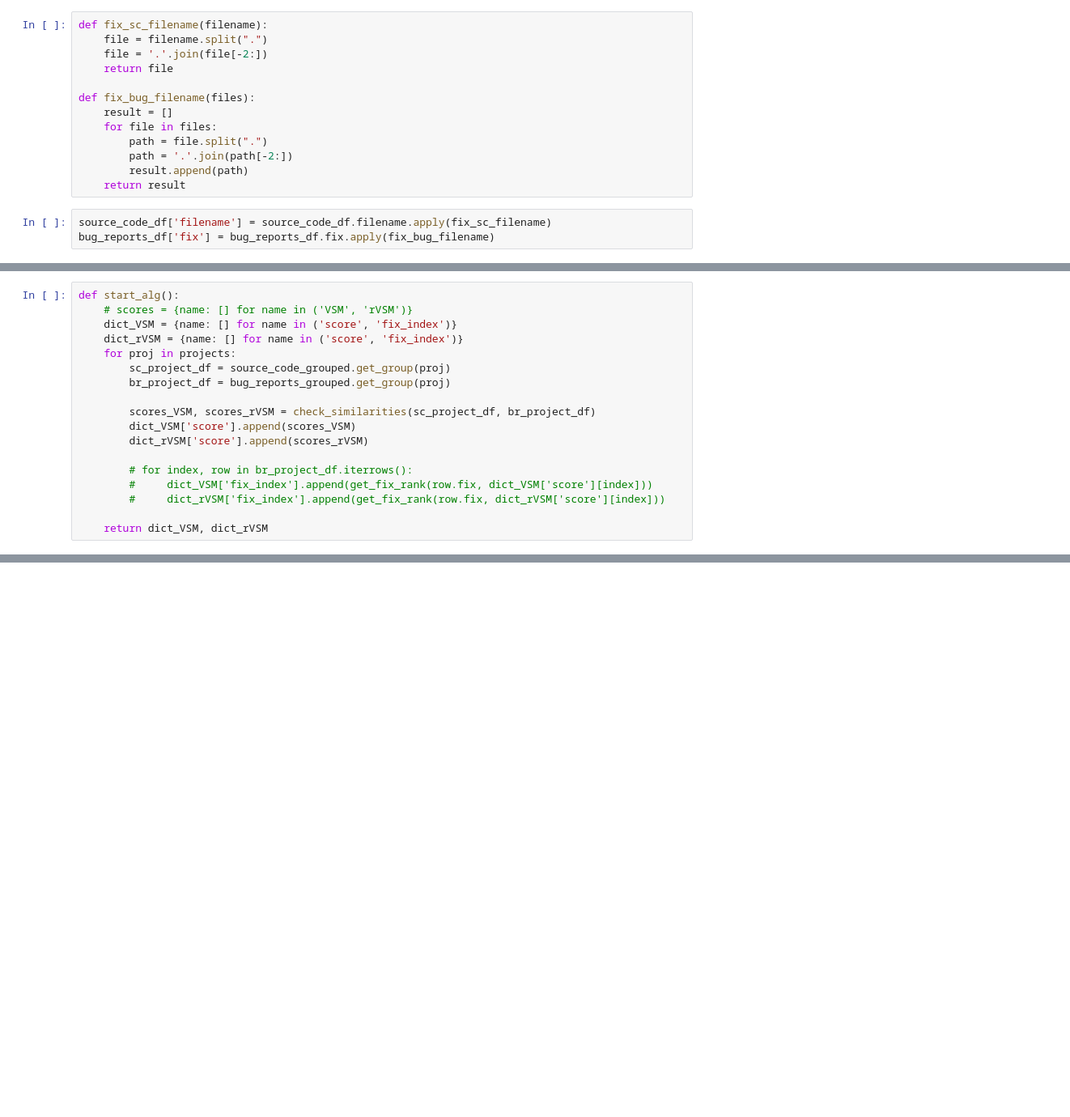
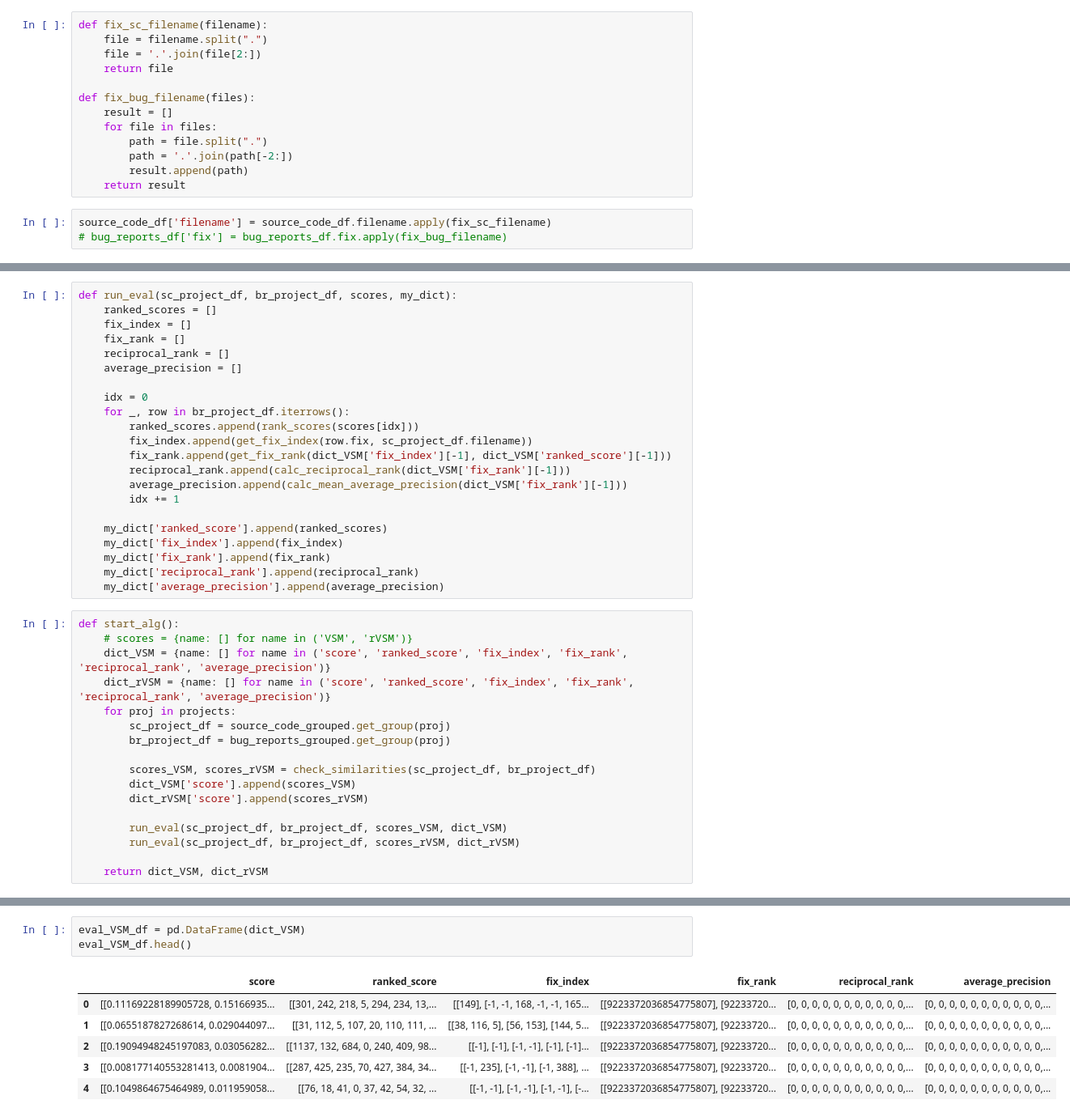
Before and after one commit to JeremyOlea/BugLocator, a Jupyter notebook: Method1.ipynb, the cells around one changed output, grey strips where cells are left out. Shown: that part at 81% size. Saved outputs shown, nothing was run; the diff lists cells and outputs as text; blank space fills up the shorter version.

```diff
--- a/Method1.ipynb
+++ b/Method1.ipynb
@@ -170,7 +171,7 @@ bug_reports_df.head()
 # %%
 def fix_sc_filename(filename):
     file = filename.split(".")
-    file = '.'.join(file[-2:])
+    file = '.'.join(file[2:])
     return file
 
 def fix_bug_filename(files):
@@ -182,4 +183,4 @@ def fix_bug_filename(files):
     return result
 # %%
 source_code_df['filename'] = source_code_df.filename.apply(fix_sc_filename)
-bug_reports_df['fix'] = bug_reports_df.fix.apply(fix_bug_filename)
+# bug_reports_df['fix'] = bug_reports_df.fix.apply(fix_bug_filename)
@@ -280,8 +310,30 @@ print(val)
+# %%
+def run_eval(sc_project_df, br_project_df, scores, my_dict):
+    ranked_scores = []
+    fix_index = []
+    fix_rank = []
+    reciprocal_rank = []
+    average_precision = []
+
+    idx = 0
+    for _, row in br_project_df.iterrows():
+        ranked_scores.append(rank_scores(scores[idx]))
+        fix_index.append(get_fix_index(row.fix, sc_project_df.filename))
+        fix_rank.append(get_fix_rank(dict_VSM['fix_index'][-1], dict_VSM['ranked_score'][-1]))
+        reciprocal_rank.append(calc_reciprocal_rank(dict_VSM['fix_rank'][-1]))
+        average_precision.append(calc_mean_average_precision(dict_VSM['fix_rank'][-1]))
+        idx += 1
+
+    my_dict['ranked_score'].append(ranked_scores)
+    my_dict['fix_index'].append(fix_index)
+    my_dict['fix_rank'].append(fix_rank)
+    my_dict['reciprocal_rank'].append(reciprocal_rank)
+    my_dict['average_precision'].append(average_precision)
 # %%
 def start_alg():
     # scores = {name: [] for name in ('VSM', 'rVSM')}
-    dict_VSM = {name: [] for name in ('score', 'fix_index')}
-    dict_rVSM = {name: [] for name in ('score', 'fix_index')}
+    dict_VSM = {name: [] for name in ('score', 'ranked_score', 'fix_index', 'fix_rank', 'reciprocal_rank', 'average_precision')}
+    dict_rVSM = {name: [] for name in ('score', 'ranked_score', 'fix_index', 'fix_rank', 'reciprocal_rank', 'average_precision')}
     for proj in projects:
         sc_project_df = source_code_grouped.get_group(proj)
         br_project_df = bug_reports_grouped.get_group(proj)
@@ -290,8 +342,7 @@ def start_alg():
         dict_VSM['score'].append(scores_VSM)
         dict_rVSM['score'].append(scores_rVSM)
 
-        # for index, row in br_project_df.iterrows():
-        #     dict_VSM['fix_index'].append(get_fix_rank(row.fix, dict_VSM['score'][index]))
-        #     dict_rVSM['fix_index'].append(get_fix_rank(row.fix, dict_rVSM['score'][index]))
+        run_eval(sc_project_df, br_project_df, scores_VSM, dict_VSM)
+        run_eval(sc_project_df, br_project_df, scores_rVSM, dict_rVSM)
 
     return dict_VSM, dict_rVSM
@@ -305,0 +364,10 @@ dict_VSM, dict_rVSM = start_alg()
+# %%
+eval_VSM_df = pd.DataFrame(dict_VSM)
+eval_VSM_df.head()
+# %% [output]
+|  | score | ranked_score | fix_index | fix_rank | reciprocal_rank | average_precision |
+| 0 | [[0.11169228189905728, 0.15166935... | [[301, 242, 218, 5, 294, 234, 13,... | [[149], [-1, -1, 168, -1, -1, 165... | [[9223372036854775807], [92233720... | [0, 0, 0, 0, 0, 0, 0, 0, 0, 0, 0,... | [0, 0, 0, 0, 0, 0, 0, 0, 0, 0, 0,... |
+| 1 | [[0.0655187827268614, 0.029044097... | [[31, 112, 5, 107, 20, 110, 111, ... | [[38, 116, 5], [56, 153], [144, 5... | [[9223372036854775807], [92233720... | [0, 0, 0, 0, 0, 0, 0, 0, 0, 0, 0,... | [0, 0, 0, 0, 0, 0, 0, 0, 0, 0, 0,... |
+| 2 | [[0.19094948245197083, 0.03056282... | [[1137, 132, 684, 0, 240, 409, 98... | [[-1], [-1], [-1, -1], [-1], [-1]... | [[9223372036854775807], [92233720... | [0, 0, 0, 0, 0, 0, 0, 0, 0, 0, 0,... | [0, 0, 0, 0, 0, 0, 0, 0, 0, 0, 0,... |
+| 3 | [[0.008177140553281413, 0.0081904... | [[287, 425, 235, 70, 427, 384, 34... | [[-1, 235], [-1, -1], [-1, 388], ... | [[9223372036854775807], [92233720... | [0, 0, 0, 0, 0, 0, 0, 0, 0, 0, 0,... | [0, 0, 0, 0, 0, 0, 0, 0, 0, 0, 0,... |
+| 4 | [[0.1049864675464989, 0.011959058... | [[76, 18, 41, 0, 37, 42, 54, 32, ... | [[-1, -1], [-1, -1], [-1, -1], [-... | [[9223372036854775807], [92233720... | [0, 0, 0, 0, 0, 0, 0, 0, 0, 0, 0,... | [0, 0, 0, 0, 0, 0, 0, 0, 0, 0, 0,... |
```
Also changed, not shown: parts of 12 cells of this notebook.
